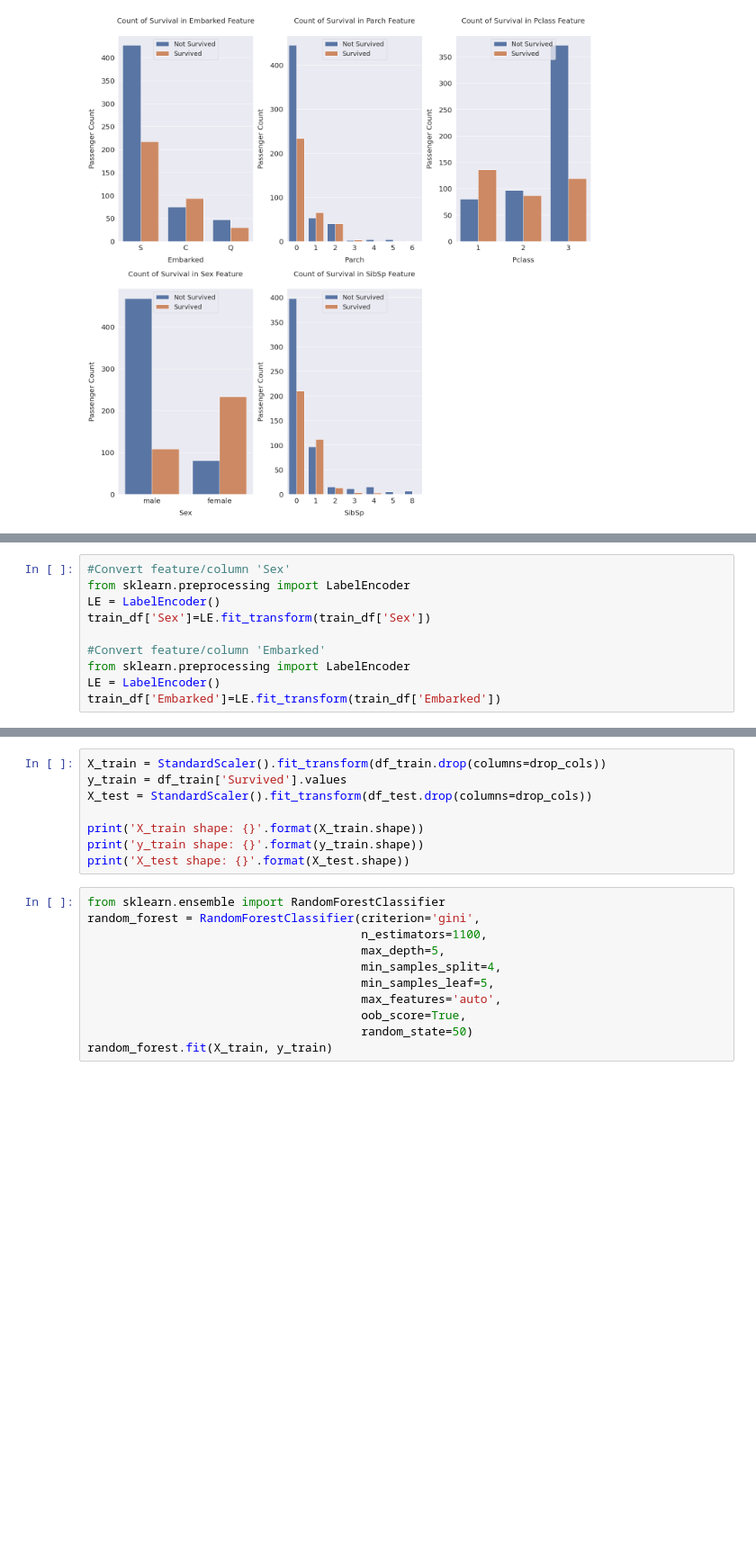
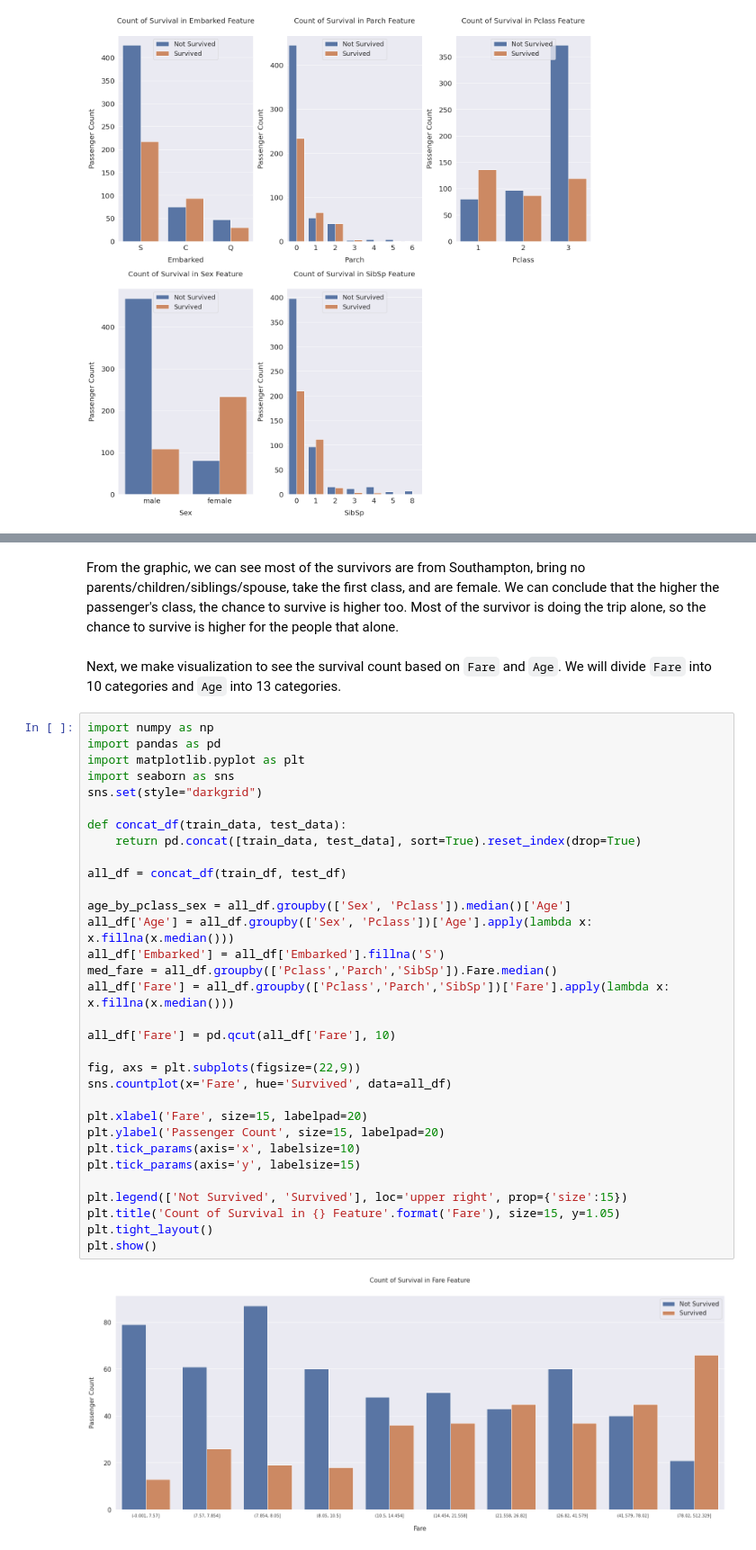
Before and after one commit to jihanfarah/Titanic-Machine-Learning, a Jupyter notebook: Titanic.ipynb, the cells around one changed output, grey strips where cells are left out. Shown: that part at 90% size. Cells and saved outputs as stored; diff of their text form; blank space fills up the shorter version.

```diff
--- a/Titanic.ipynb
+++ b/Titanic.ipynb
@@ -299,10 +271,0 @@ Sebelum mulai membuat model, 'Sex' dan 'Embarked' diubah menjadi int
-# %%
-#Convert feature/column 'Sex'
-from sklearn.preprocessing import LabelEncoder
-LE = LabelEncoder()
-train_df['Sex']=LE.fit_transform(train_df['Sex'])
-
-#Convert feature/column 'Embarked'
-from sklearn.preprocessing import LabelEncoder
-LE = LabelEncoder()
-train_df['Embarked']=LE.fit_transform(train_df['Embarked'])
@@ -463,19 +272,38 @@ print(df_all.head())
-# %%
-X_train = StandardScaler().fit_transform(df_train.drop(columns=drop_cols))
-y_train = df_train['Survived'].values
-X_test = StandardScaler().fit_transform(df_test.drop(columns=drop_cols))
-
-print('X_train shape: {}'.format(X_train.shape))
-print('y_train shape: {}'.format(y_train.shape))
-print('X_test shape: {}'.format(X_test.shape))
-# %%
-from sklearn.ensemble import RandomForestClassifier
-random_forest = RandomForestClassifier(criterion='gini',
-                                       n_estimators=1100,
-                                       max_depth=5,
-                                       min_samples_split=4,
-                                       min_samples_leaf=5,
-                                       max_features='auto',
-                                       oob_score=True,
-                                       random_state=50)
-random_forest.fit(X_train, y_train)
+# %% [markdown]
+From the graphic, we can see most of the survivors are from Southampton, bring no parents/children/siblings/spouse, take the first class, and are female. We can conclude that the higher the passenger's class, the chance to survive is higher too. Most of the survivor is doing the trip alone, so the chance to survive is higher for the people that alone.
+# %% [markdown]
+Next, we make visualization to see the survival count based on `Fare` and `Age`. We will divide `Fare` into 10 categories and `Age` into 13 categories.
+# %%
+import numpy as np
+import pandas as pd
+import matplotlib.pyplot as plt
+import seaborn as sns
+sns.set(style="darkgrid")
+
+def concat_df(train_data, test_data):
+    return pd.concat([train_data, test_data], sort=True).reset_index(drop=True)
+
+all_df = concat_df(train_df, test_df)
+
+age_by_pclass_sex = all_df.groupby(['Sex', 'Pclass']).median()['Age']
+all_df['Age'] = all_df.groupby(['Sex', 'Pclass'])['Age'].apply(lambda x: x.fillna(x.median()))
+all_df['Embarked'] = all_df['Embarked'].fillna('S')
+med_fare = all_df.groupby(['Pclass','Parch','SibSp']).Fare.median()
+all_df['Fare'] = all_df.groupby(['Pclass','Parch','SibSp'])['Fare'].apply(lambda x: x.fillna(x.median()))
+
+all_df['Fare'] = pd.qcut(all_df['Fare'], 10)
+
+fig, axs = plt.subplots(figsize=(22,9))
+sns.countplot(x='Fare', hue='Survived', data=all_df)
+
+plt.xlabel('Fare', size=15, labelpad=20)
+plt.ylabel('Passenger Count', size=15, labelpad=20)
+plt.tick_params(axis='x', labelsize=10)
+plt.tick_params(axis='y', labelsize=15)
+
+plt.legend(['Not Survived', 'Survived'], loc='upper right', prop={'size':15})
+plt.title('Count of Survival in {} Feature'.format('Fare'), size=15, y=1.05)
+plt.tight_layout()
+plt.show()
+# %% [output]
+[figure, added]
```
Also changed, not shown: parts of 49 cells of this notebook.
